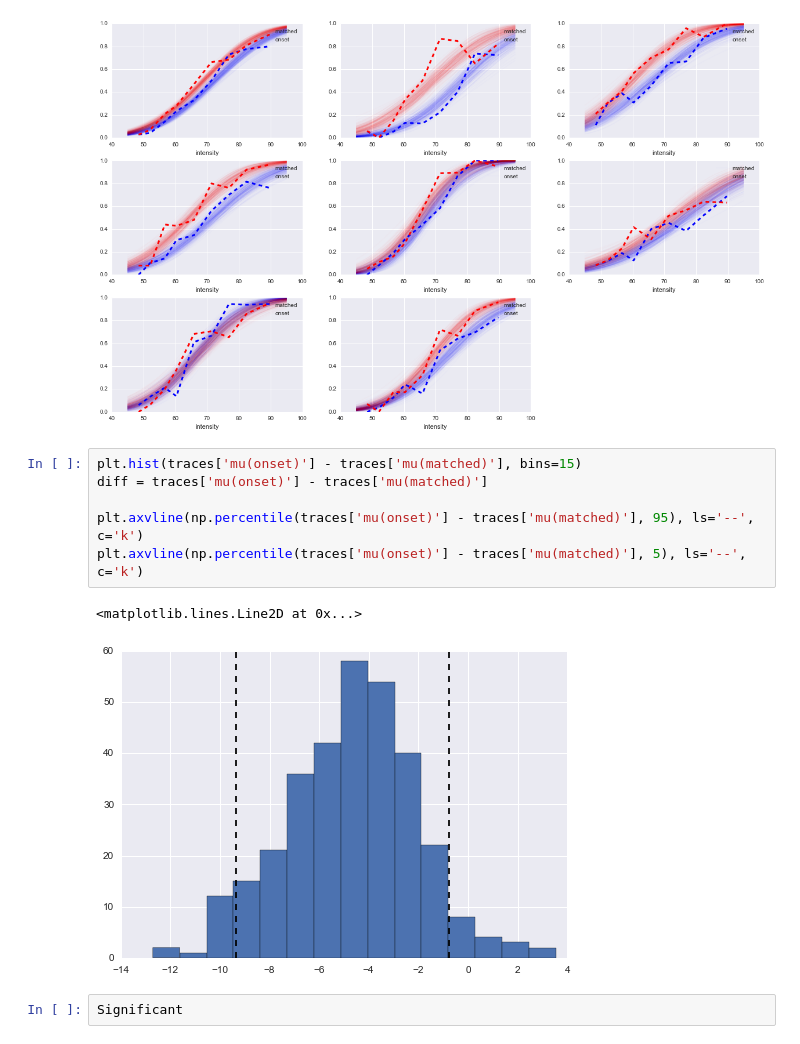
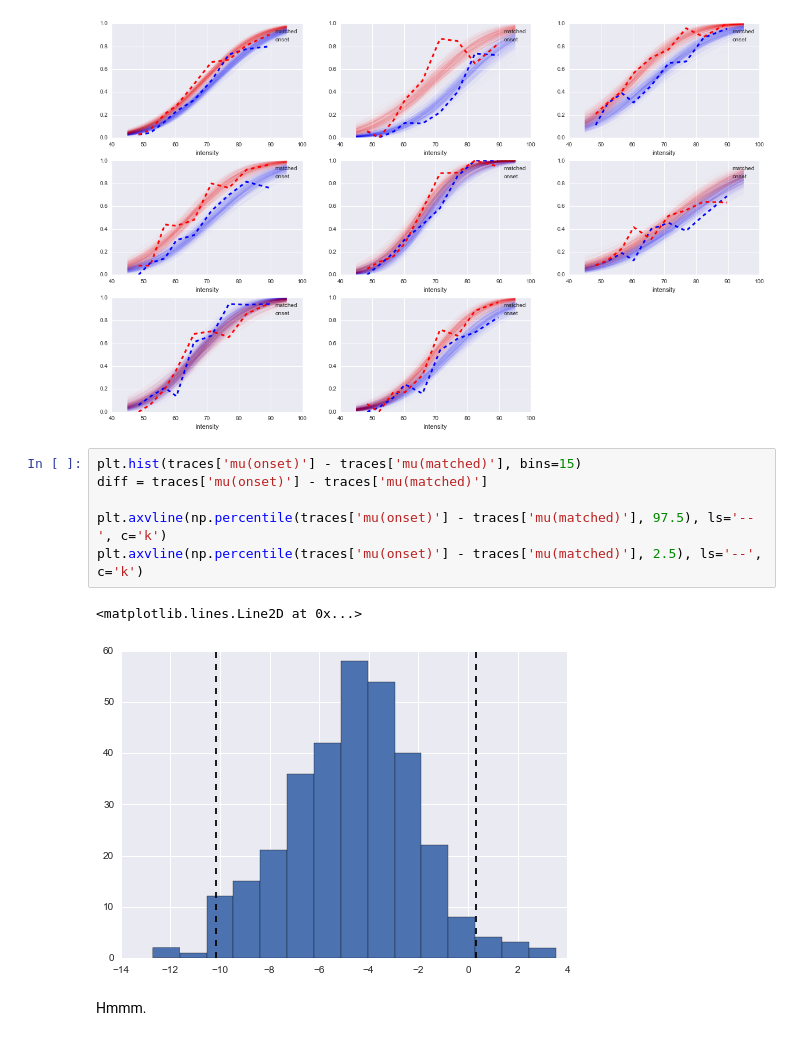
Before and after one commit to Gilles86/Summer-school-Laufen-2014, a Jupyter notebook: 140802_psychometric_cdf.ipynb, the cells around one changed output. Drawn from its saved outputs; the diff is of its cells as text.

```diff
--- a/140802_psychometric_cdf.ipynb
+++ b/140802_psychometric_cdf.ipynb
@@ -473,11 +473,11 @@ for i, (g, d) in enumerate(data.groupby('subject_id')):
 # %%
 plt.hist(traces['mu(onset)'] - traces['mu(matched)'], bins=15)
 diff = traces['mu(onset)'] - traces['mu(matched)']
 
-plt.axvline(np.percentile(traces['mu(onset)'] - traces['mu(matched)'], 95), ls='--', c='k')
-plt.axvline(np.percentile(traces['mu(onset)'] - traces['mu(matched)'], 5), ls='--', c='k')
+plt.axvline(np.percentile(traces['mu(onset)'] - traces['mu(matched)'], 97.5), ls='--', c='k')
+plt.axvline(np.percentile(traces['mu(onset)'] - traces['mu(matched)'], 2.5), ls='--', c='k')
 # %% [output]
 <matplotlib.lines.Line2D at 0x...>
-[figure, old version]
+[figure, new version]
-# %%
-Significant
+# %% [markdown]
+Hmmm.
```
